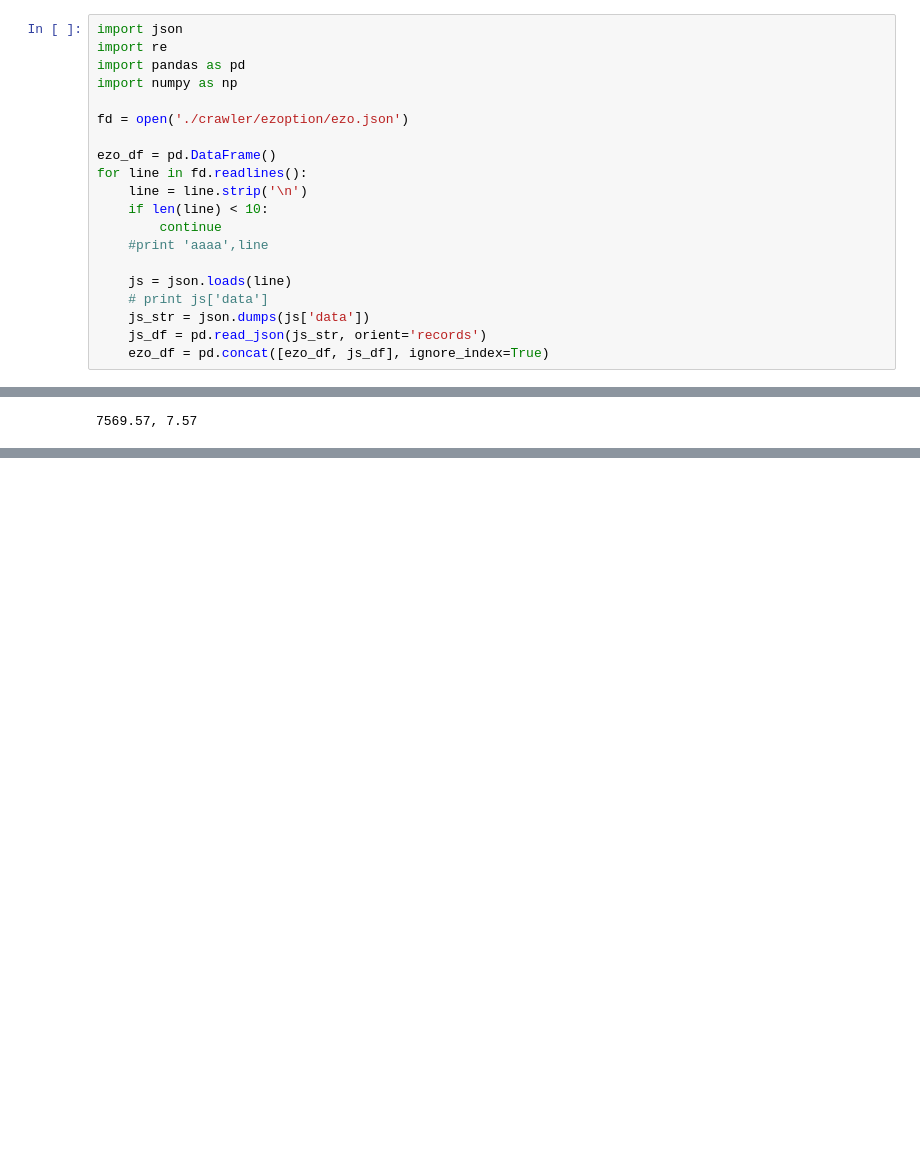
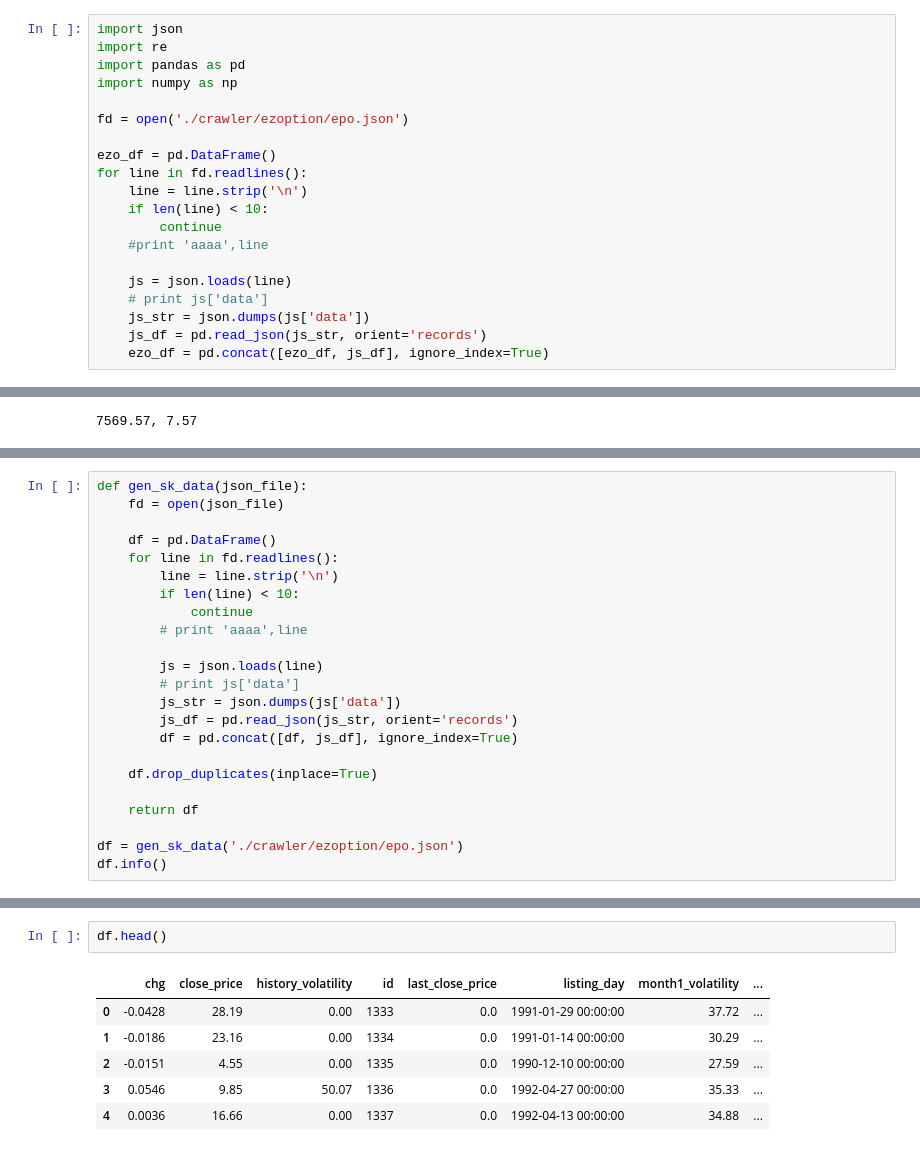
Before and after one commit to fridayguo/python_study, a Jupyter notebook: crawler/ezoption/ezoption.ipynb, the cells around one changed output, grey strips where cells are left out. Drawn from its saved outputs; the diff is of its cells as text; blank space fills up the shorter version.

```diff
--- a/crawler/ezoption/ezoption.ipynb
+++ b/crawler/ezoption/ezoption.ipynb
@@ -226,7 +227,7 @@ import re
 import pandas as pd
 import numpy as np
 
-fd = open('./crawler/ezoption/ezo.json')
+fd = open('./crawler/ezoption/epo.json')
 
 ezo_df = pd.DataFrame()
 for line in fd.readlines():
@@ -338,0 +361,23 @@ print '%.2f, %.2f'%(std_result, pay_amount_rate)
+# %%
+def gen_sk_data(json_file):
+    fd = open(json_file)
+
+    df = pd.DataFrame()
+    for line in fd.readlines():
+        line = line.strip('\n')
+        if len(line) < 10:
+            continue
+        # print 'aaaa',line
+
+        js = json.loads(line)
+        # print js['data']
+        js_str = json.dumps(js['data'])
+        js_df = pd.read_json(js_str, orient='records')
+        df = pd.concat([df, js_df], ignore_index=True)
+
+    df.drop_duplicates(inplace=True)
+
+    return df
+
+df = gen_sk_data('./crawler/ezoption/epo.json')
+df.info()
@@ -338,0 +402,9 @@ print '%.2f, %.2f'%(std_result, pay_amount_rate)
+# %%
+df.head()
+# %% [output]
+|  | chg | close_price | history_volatility | id | last_close_price | listing_day | month1_volatility | ... |
+| 0 | -0.0428 | 28.19 | 0.00 | 1333 | 0.0 | 1991-01-29 00:00:00 | 37.72 | ... |
+| 1 | -0.0186 | 23.16 | 0.00 | 1334 | 0.0 | 1991-01-14 00:00:00 | 30.29 | ... |
+| 2 | -0.0151 | 4.55 | 0.00 | 1335 | 0.0 | 1990-12-10 00:00:00 | 27.59 | ... |
+| 3 | 0.0546 | 9.85 | 50.07 | 1336 | 0.0 | 1992-04-27 00:00:00 | 35.33 | ... |
+| 4 | 0.0036 | 16.66 | 0.00 | 1337 | 0.0 | 1992-04-13 00:00:00 | 34.88 | ... |
```
Also changed, not shown: parts of 10 cells of this notebook, 1 other file.
